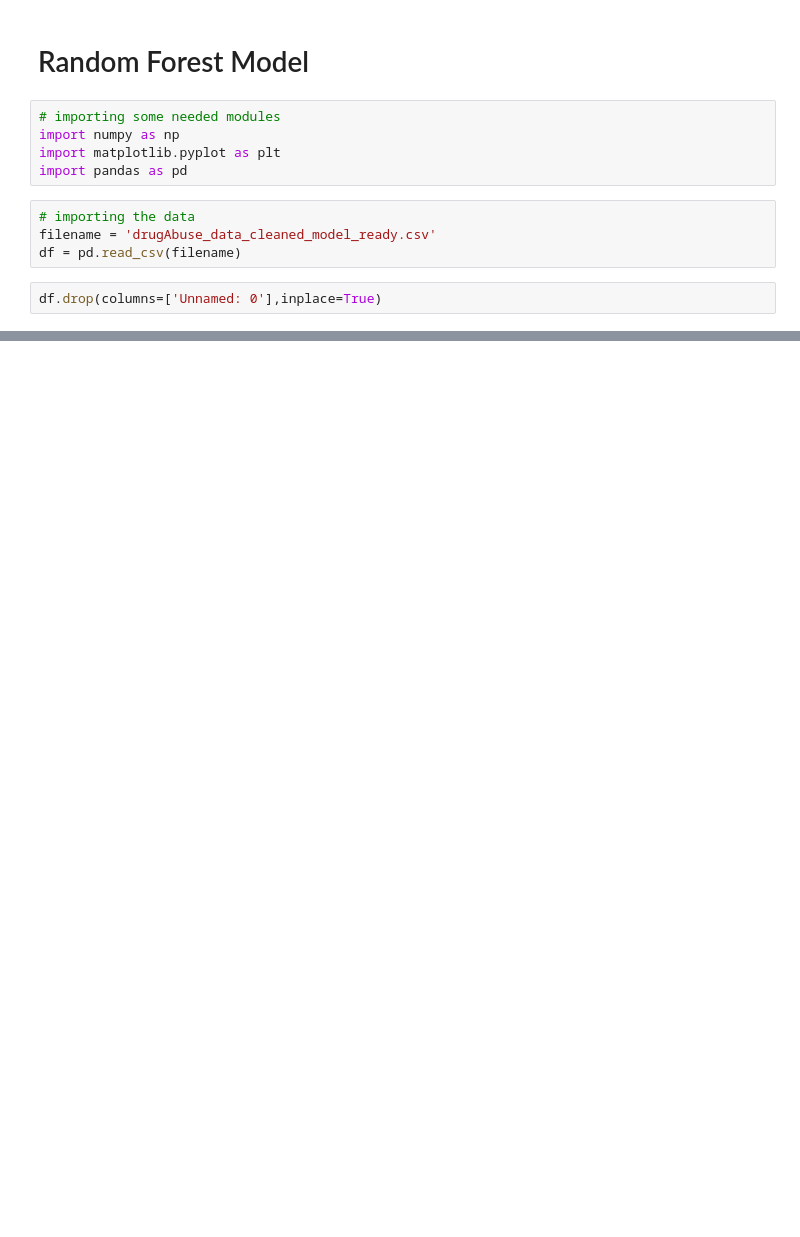
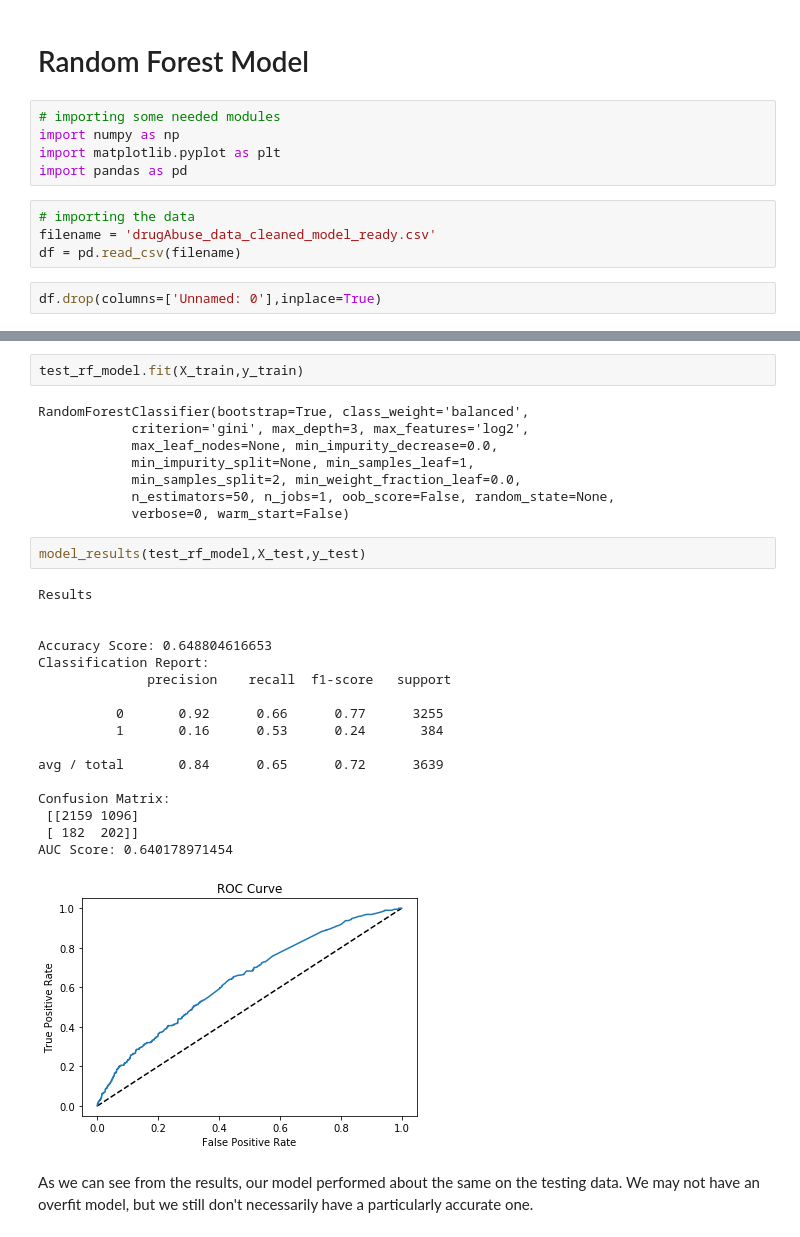
Before and after one commit to rajs96/data_science, a Jupyter notebook: drugAbuse_mentalHealth_proj/Models/random_forest/Random Forest.ipynb, the cells around one changed output, grey strips where cells are left out. Saved outputs shown, nothing was run; the diff lists cells and outputs as text; blank space fills up the shorter version.

```diff
--- a/drugAbuse_mentalHealth_proj/Models/random_forest/Random Forest.ipynb
+++ b/drugAbuse_mentalHealth_proj/Models/random_forest/Random Forest.ipynb
@@ -101,0 +218,32 @@ AUC Score: 1.0
+# %%
+test_rf_model.fit(X_train,y_train)
+# %% [output]
+RandomForestClassifier(bootstrap=True, class_weight='balanced',
+            criterion='gini', max_depth=3, max_features='log2',
+            max_leaf_nodes=None, min_impurity_decrease=0.0,
+            min_impurity_split=None, min_samples_leaf=1,
+            min_samples_split=2, min_weight_fraction_leaf=0.0,
+            n_estimators=50, n_jobs=1, oob_score=False, random_state=None,
+            verbose=0, warm_start=False)
+# %%
+model_results(test_rf_model,X_test,y_test)
+# %% [output]
+Results
+
+
+Accuracy Score: 0.648804616653
+Classification Report:
+              precision    recall  f1-score   support
+
+          0       0.92      0.66      0.77      3255
+          1       0.16      0.53      0.24       384
+
+avg / total       0.84      0.65      0.72      3639
+
+Confusion Matrix:
+ [[2159 1096]
+ [ 182  202]]
+AUC Score: 0.640178971454
+[figure, added]
+# %% [markdown]
+As we can see from the results, our model performed about the same on the testing data. We may not have an overfit model, but we still don't necessarily have a particularly accurate one.
```
Also changed, not shown: parts of 15 cells of this notebook, 4 other files.
